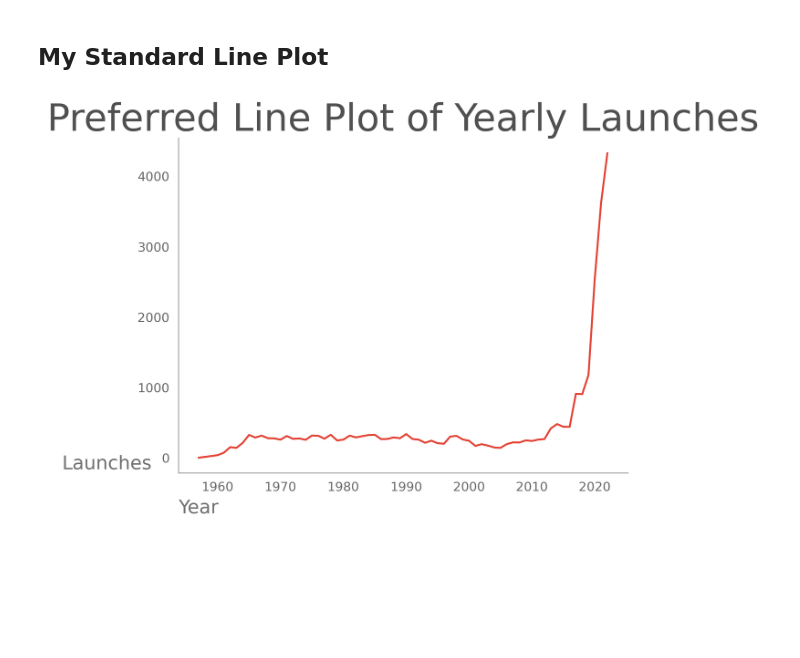
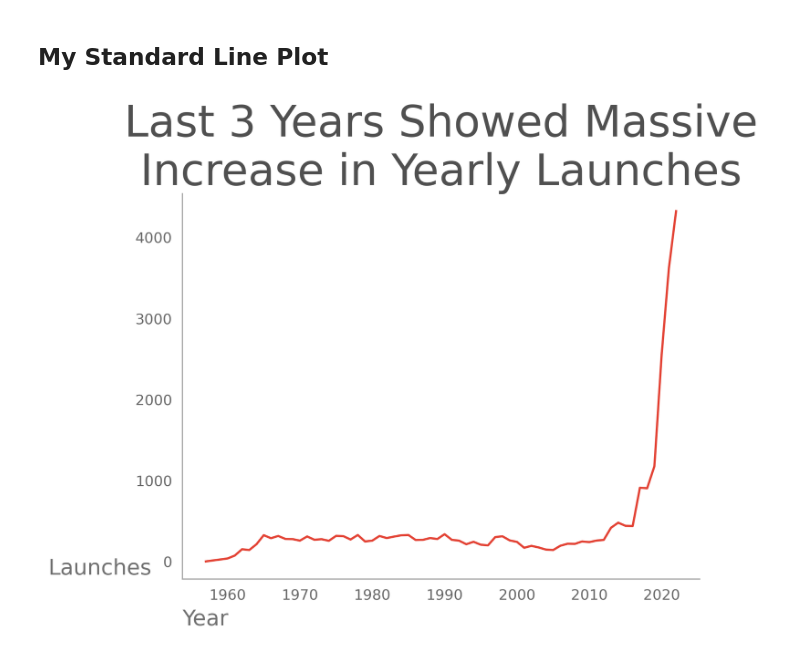
Before and after one commit to davidmvermillion/VisualExplorations, a Jupyter notebook: MatplotlibLineChart.ipynb, the cells around one changed output. Cells and saved outputs as stored; diff of their text form; code cells hidden in the pictures; blank space fills up the shorter version.

Commit message:
Changed chart title

```diff
--- a/MatplotlibLineChart.ipynb
+++ b/MatplotlibLineChart.ipynb
@@ -35,20 +35,20 @@ ax.set_title('Default Line Plot of Yearly Launches');
 # %%
 fig2, ax = plt.subplots()
 plt.plot(launches['Year'], launches['yearly_launches'], color = '#e34234')
-ax.set_title('Preferred Line Plot of Yearly Launches', fontsize = 30).set_color('#505050')
+ax.set_title('Last 3 Years Showed Massive\nIncrease in Yearly Launches', fontsize = 30).set_color('#505050')
 ax.set_xlabel('Year', fontsize = 15, loc =
 				'left').set_color('#707070')
 ax.set_ylabel('Launches', fontsize = 15, rotation =
 				'horizontal', loc = 'bottom', labelpad =
 				60).set_color('#707070')
 for pos in ['right', 'top']:
 	plt.gca().spines[pos].set_visible(False)
 ax.spines['bottom'].set_color('#A0A0A0')
 ax.spines['left'].set_color('#A0A0A0')
 ax.tick_params(axis='y', which='both', right=False,
 				left=False, colors = '#686868')
 ax.tick_params(axis='x', which='both', top=False,
 	       		bottom=False, colors = '#686868')
 plt.show()
 # %% [output]
-[figure, old version]
+[figure, new version]
```
Also changed, not shown: 3 other files.
